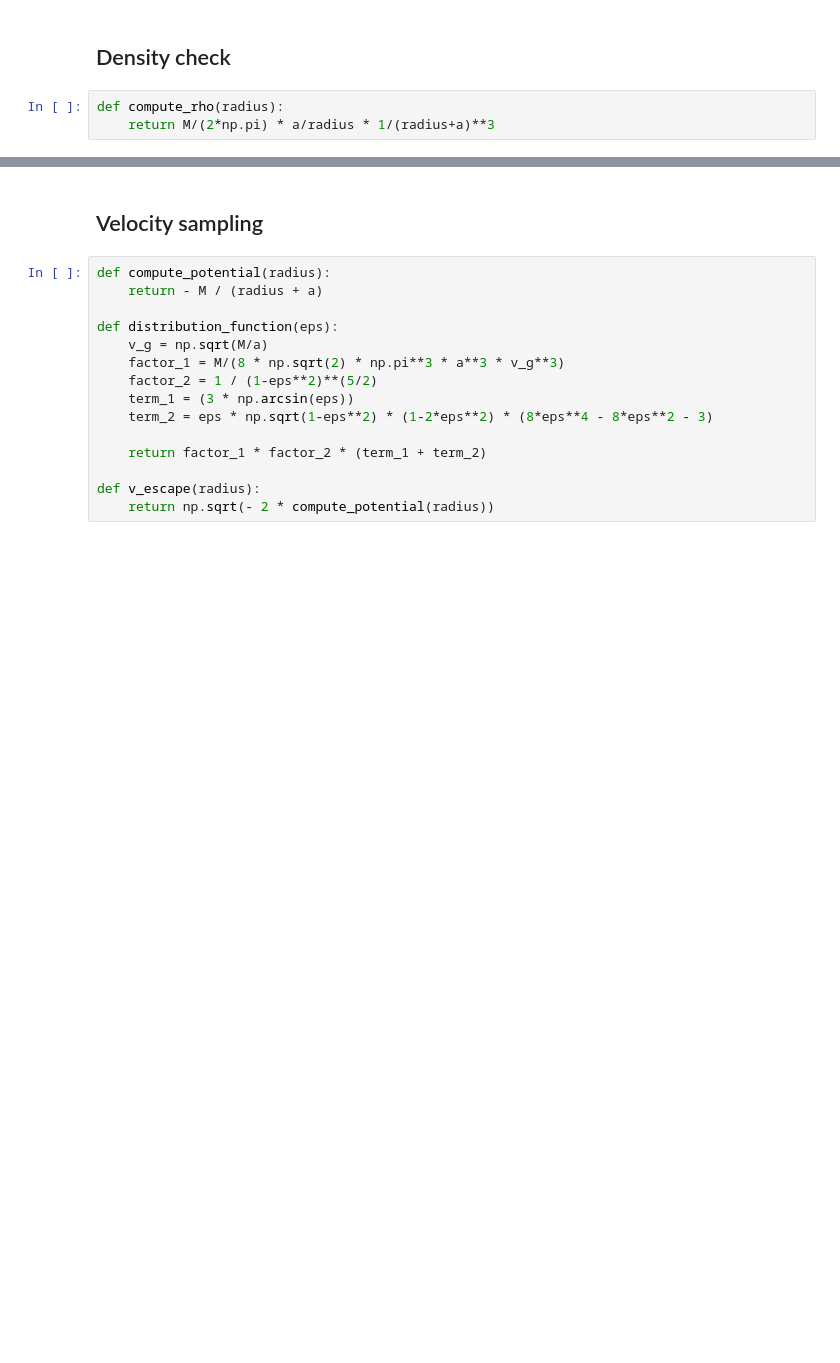
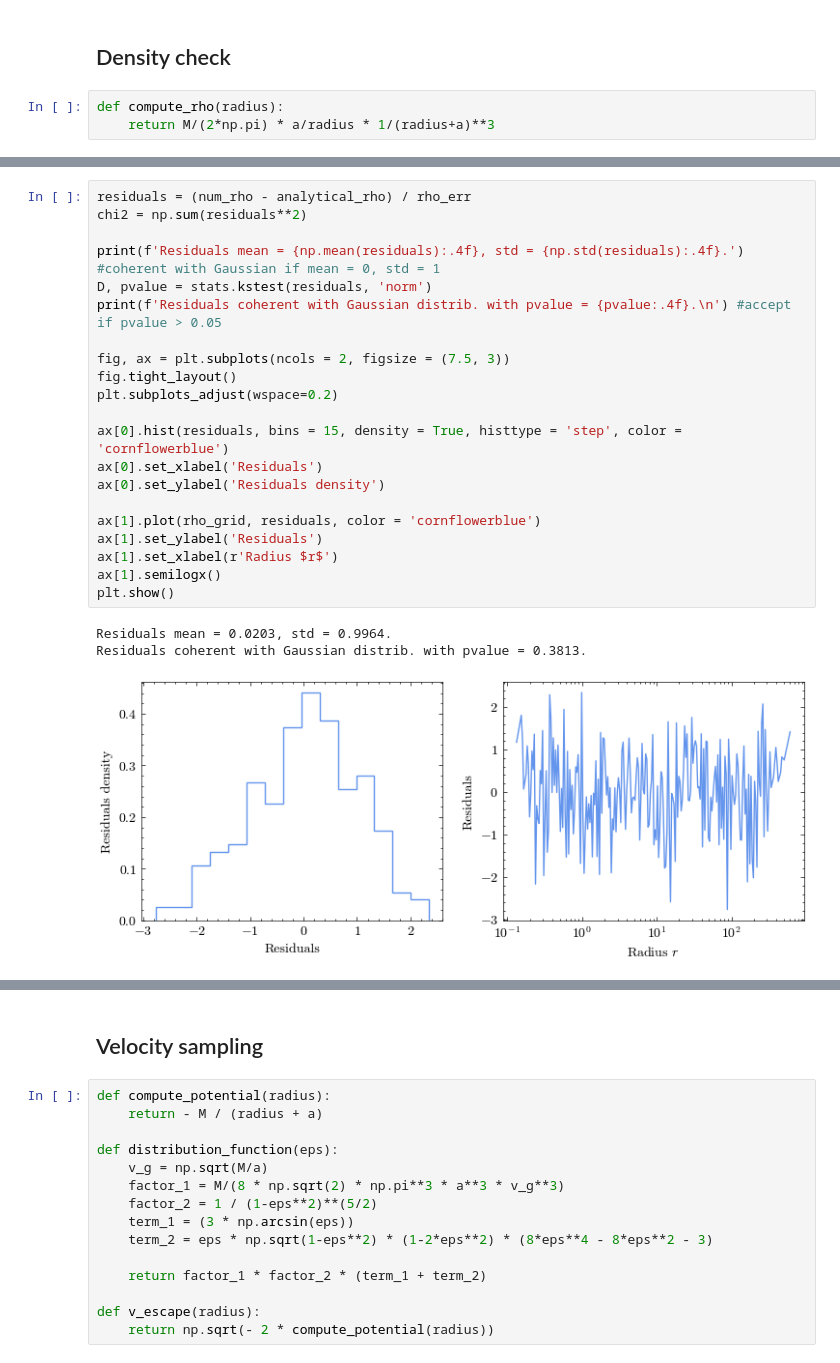
Before and after one commit to lisam10/stellar_systems_dynamics2024, a Jupyter notebook: final_exercise/Hernquist_new.ipynb, the cells around one changed output, grey strips where cells are left out. Drawn from its saved outputs; the diff is of its cells as text; blank space fills up the shorter version.

```diff
--- a/final_exercise/Hernquist_new.ipynb
+++ b/final_exercise/Hernquist_new.ipynb
@@ -201,0 +217,25 @@ plt.show()
+# %%
+residuals = (num_rho - analytical_rho) / rho_err
+chi2 = np.sum(residuals**2)
+
+print(f'Residuals mean = {np.mean(residuals):.4f}, std = {np.std(residuals):.4f}.') #coherent with Gaussian if mean = 0, std = 1
+D, pvalue = stats.kstest(residuals, 'norm')
+print(f'Residuals coherent with Gaussian distrib. with pvalue = {pvalue:.4f}.\n') #accept if pvalue > 0.05
+
+fig, ax = plt.subplots(ncols = 2, figsize = (7.5, 3))
+fig.tight_layout()
+plt.subplots_adjust(wspace=0.2)
+
+ax[0].hist(residuals, bins = 15, density = True, histtype = 'step', color = 'cornflowerblue')
+ax[0].set_xlabel('Residuals')
+ax[0].set_ylabel('Residuals density')
+
+ax[1].plot(rho_grid, residuals, color = 'cornflowerblue')
+ax[1].set_ylabel('Residuals')
+ax[1].set_xlabel(r'Radius $r$')
+ax[1].semilogx()
+plt.show()
+# %% [output]
+Residuals mean = 0.0203, std = 0.9964.
+Residuals coherent with Gaussian distrib. with pvalue = 0.3813.
+[figure, added]
```
Also changed, not shown: parts of 8 cells of this notebook.
